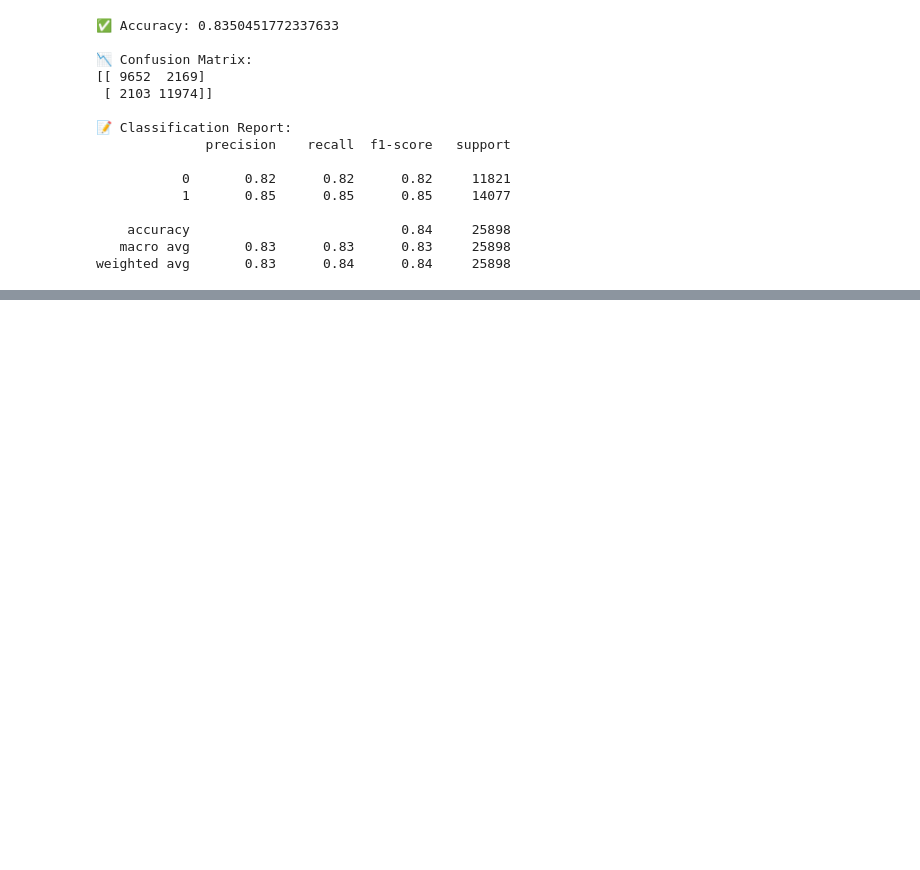
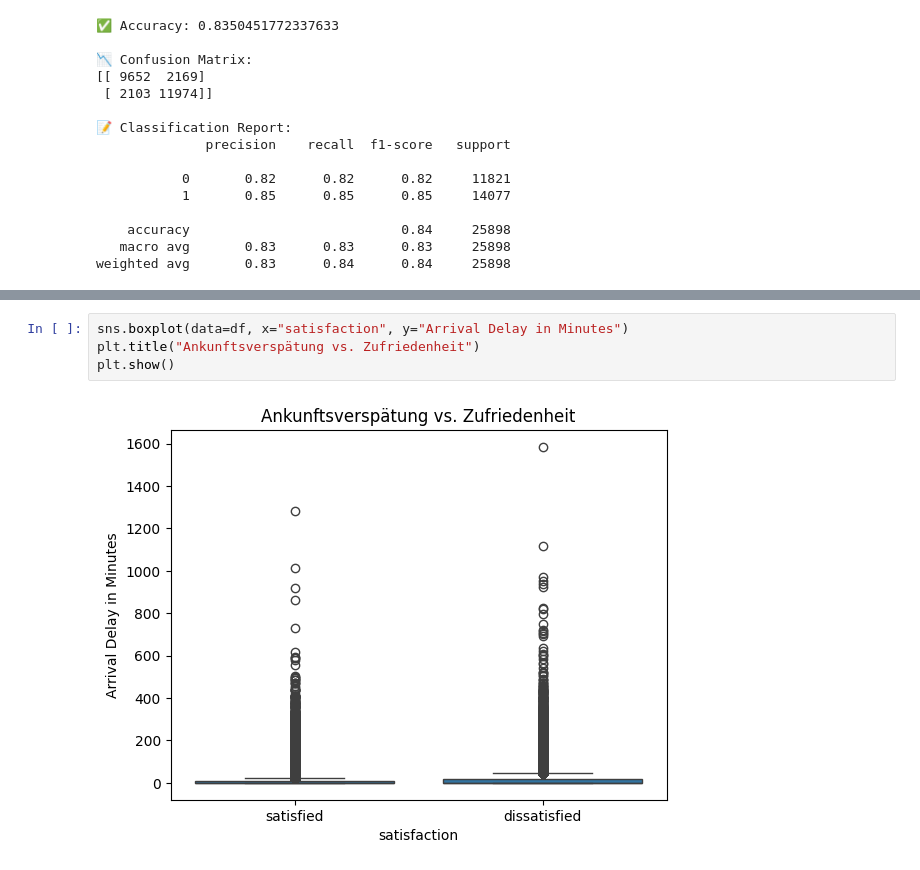
Before and after one commit to DivinitasMaxima/BINA-REPO, a Jupyter notebook: data/customer_satisfaction_analysis.ipynb, the cells around one changed output, grey strips where cells are left out. Cells and saved outputs as stored; diff of their text form; blank space fills up the shorter version.

```diff
--- a/data/customer_satisfaction_analysis.ipynb
+++ b/data/customer_satisfaction_analysis.ipynb
@@ -107,0 +124,6 @@ weighted avg       0.83      0.84      0.84     25898
+# %%
+sns.boxplot(data=df, x="satisfaction", y="Arrival Delay in Minutes")
+plt.title("Ankunftsverspätung vs. Zufriedenheit")
+plt.show()
+# %% [output]
+[figure, added]
```
Also changed, not shown: parts of 4 cells of this notebook.
